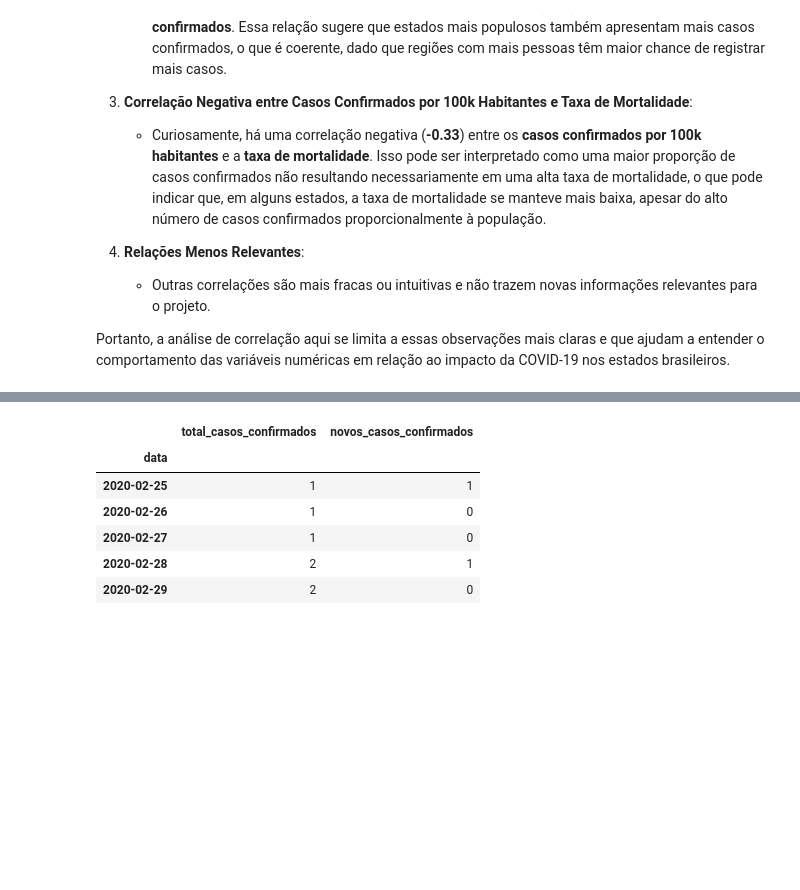
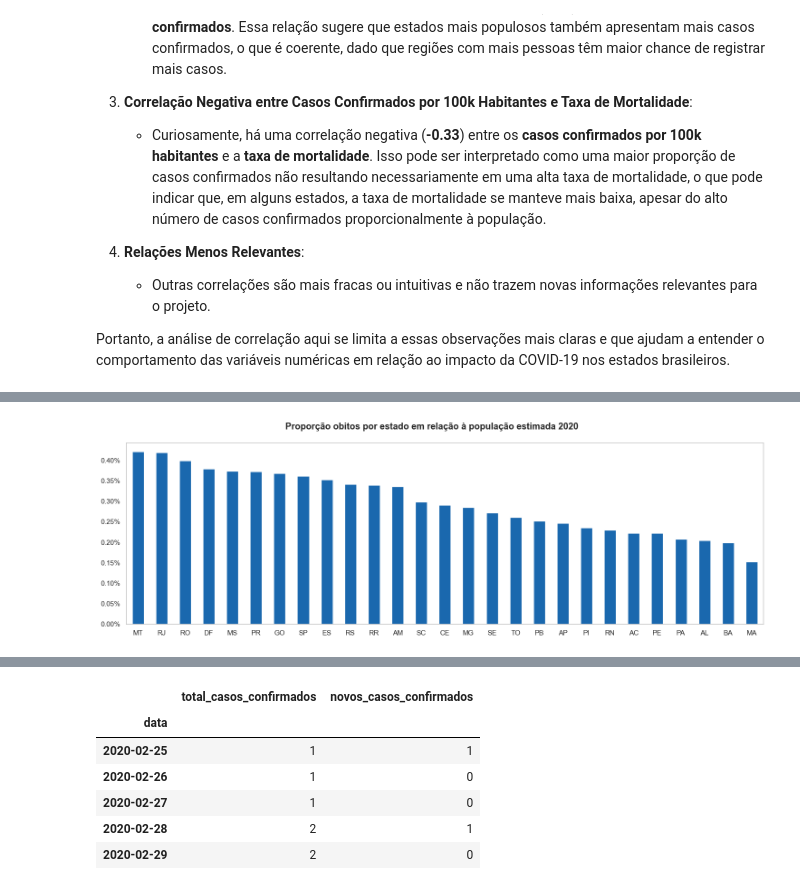
Before and after one commit to tnleite/covid19-brasil-statistics, a Jupyter notebook: 02-Analise/projeto_estatistica.ipynb, the cells around one changed output, grey strips where cells are left out. Drawn from its saved outputs; the diff is of its cells as text; code cells hidden in the pictures; blank space fills up the shorter version.

```diff
--- a/02-Analise/projeto_estatistica.ipynb
+++ b/02-Analise/projeto_estatistica.ipynb
@@ -912,0 +932,4 @@ Portanto, a análise de correlação aqui se limita a essas observações mais c
+# %%
+df_obitos = df[['data', 'populacao_estimada', 'total_mortes_confirmadas', 'estado']].groupby(['populacao_estimada', 'estado']).max().reset_index()
+df_obitos['prop_obitos'] = df_obitos['total_mortes_confirmadas'] / df_obitos['populacao_estimada'] * 100
+df_obitos.sort_values(by = 'prop_obitos', ascending = False)
@@ -912,0 +954,24 @@ Portanto, a análise de correlação aqui se limita a essas observações mais c
+# %%
+df_obitos_ordenado = df_obitos.sort_values(by = 'prop_obitos', ascending = False)
+
+blue_palette = sns.color_palette('Blues', as_cmap = True)
+
+fig, ax = plt.subplots(figsize = (15, 5))
+ax = df_obitos_ordenado.plot(kind = 'bar', x = 'estado', y = 'prop_obitos', color = blue_palette(200), ax = ax)
+ax.grid(False)
+ax.set_xticklabels(ax.get_xticklabels(), rotation = 0)
+ax.set_xlabel('')
+
+# Função para formatar os valores do eixo y
+def formatar_valor(valor, pos):
+    return f'{valor:.2f}%'.replace(',', '.')
+
+# Aplicar o formatador ao eixo y
+ax.yaxis.set_major_formatter(FuncFormatter(formatar_valor))
+
+plt.suptitle('Proporção obitos por estado em relação à população estimada 2020', fontweight = 'bold')
+plt.legend().remove()
+plt.tight_layout()
+plt.show()
+# %% [output]
+[figure, added]
```
Also changed, not shown: parts of 25 cells of this notebook.
